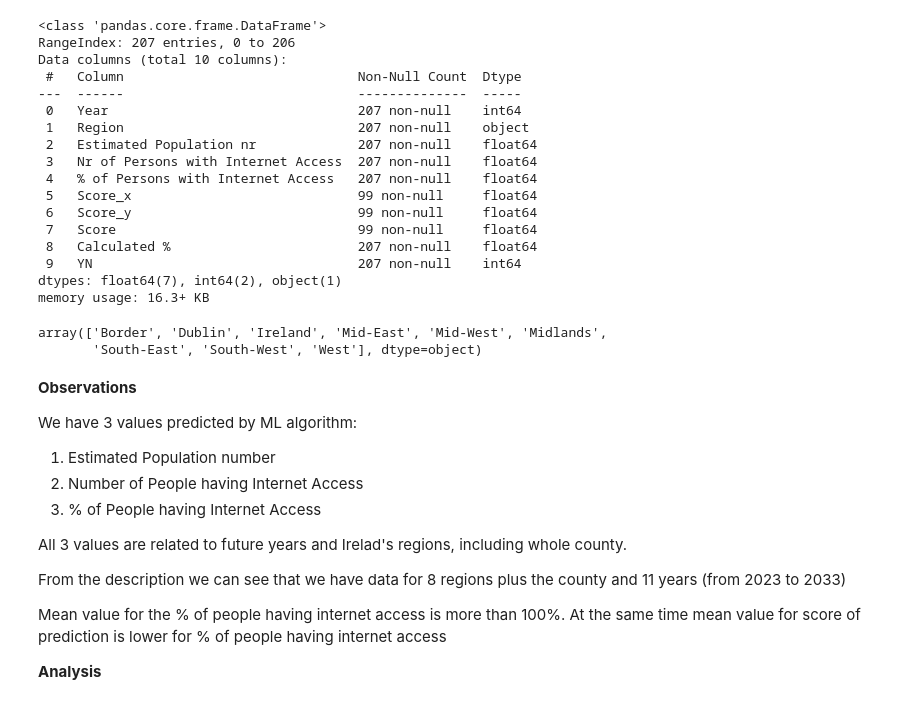
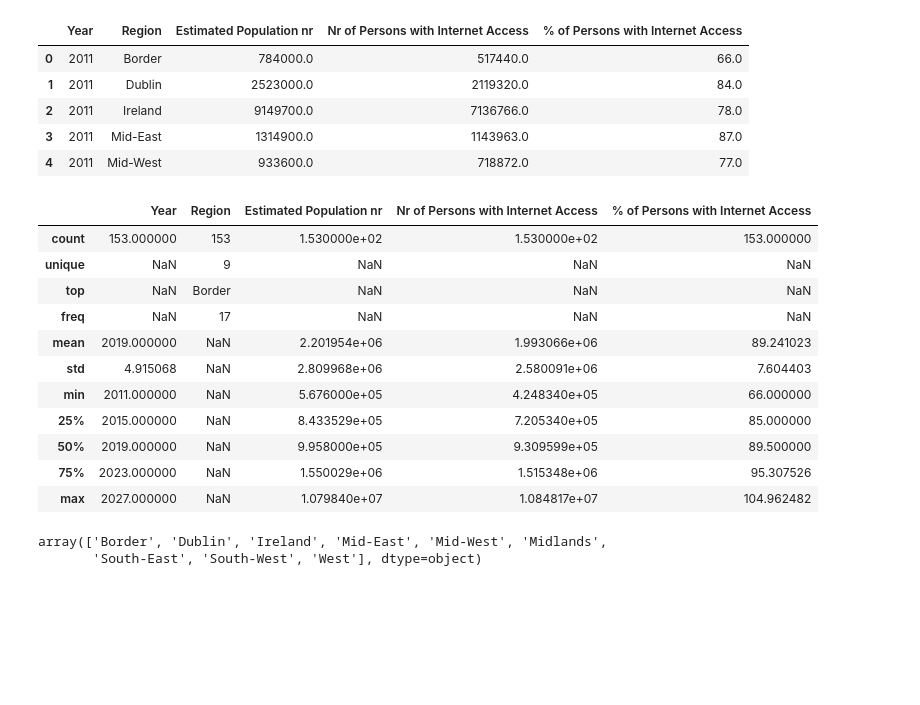
Before and after one commit to Natidhcp/MSc_DA, a Jupyter notebook: Stats_binom.ipynb, the cells around one changed output. Cells and saved outputs as stored; diff of their text form; code cells hidden in the pictures; blank space fills up the shorter version.

```diff
--- a/Stats_binom.ipynb
+++ b/Stats_binom.ipynb
@@ -50,21 +27,28 @@ df_f.describe(include='all')
-# %%
-df_f.info()
-# %% [output]
-<class 'pandas.core.frame.DataFrame'>
-RangeIndex: 207 entries, 0 to 206
-Data columns (total 10 columns):
- #   Column                              Non-Null Count  Dtype
----  ------                              --------------  -----
- 0   Year                                207 non-null    int64
- 1   Region                              207 non-null    object
- 2   Estimated Population nr             207 non-null    float64
- 3   Nr of Persons with Internet Access  207 non-null    float64
- 4   % of Persons with Internet Access   207 non-null    float64
- 5   Score_x                             99 non-null     float64
- 6   Score_y                             99 non-null     float64
- 7   Score                               99 non-null     float64
- 8   Calculated %                        207 non-null    float64
- 9   YN                                  207 non-null    int64
-dtypes: float64(7), int64(2), object(1)
-memory usage: 16.3+ KB
+# %%
+#loading file with necessary data (created in ML Classification jupiter notebook )
+df_f = pd.read_csv("stat.csv")
+df_f.head()
+# %% [output]
+|  | Year | Region | Estimated Population nr | Nr of Persons with Internet Access | % of Persons with Internet Access |
+| 0 | 2011 | Border | 784000.0 | 517440.0 | 66.0 |
+| 1 | 2011 | Dublin | 2523000.0 | 2119320.0 | 84.0 |
+| 2 | 2011 | Ireland | 9149700.0 | 7136766.0 | 78.0 |
+| 3 | 2011 | Mid-East | 1314900.0 | 1143963.0 | 87.0 |
+| 4 | 2011 | Mid-West | 933600.0 | 718872.0 | 77.0 |
+# %%
+#Checking available years, mean value foe all years(historical and predicted)
+df_f.describe(include='all')
+# %% [output]
+|  | Year | Region | Estimated Population nr | Nr of Persons with Internet Access | % of Persons with Internet Access |
+| count | 153.000000 | 153 | 1.530000e+02 | 1.530000e+02 | 153.000000 |
+| unique | NaN | 9 | NaN | NaN | NaN |
+| top | NaN | Border | NaN | NaN | NaN |
+| freq | NaN | 17 | NaN | NaN | NaN |
+| mean | 2019.000000 | NaN | 2.201954e+06 | 1.993066e+06 | 89.241023 |
+| std | 4.915068 | NaN | 2.809968e+06 | 2.580091e+06 | 7.604403 |
+| min | 2011.000000 | NaN | 5.676000e+05 | 4.248340e+05 | 66.000000 |
+| 25% | 2015.000000 | NaN | 8.433529e+05 | 7.205340e+05 | 85.000000 |
+| 50% | 2019.000000 | NaN | 9.958000e+05 | 9.309599e+05 | 89.500000 |
+| 75% | 2023.000000 | NaN | 1.550029e+06 | 1.515348e+06 | 95.307526 |
+| max | 2027.000000 | NaN | 1.079840e+07 | 1.084817e+07 | 104.962482 |
 # %%
@@ -73,18 +58,3 @@ unique_region_names
 # %% [output]
 array(['Border', 'Dublin', 'Ireland', 'Mid-East', 'Mid-West', 'Midlands',
        'South-East', 'South-West', 'West'], dtype=object)
-# %% [markdown]
-**Observations**
-
-We have 3 values predicted by ML algorithm:
-1. Estimated Population number
-2. Number of People having Internet Access
-3. % of People having Internet Access
-
-All 3 values are related to future years and Irelad's regions, including whole county.
-
-From the description we can see that we have data for 8 regions plus the county and 11 years (from 2023 to 2033)
-
-Mean value for the % of people having internet access is more than 100%. At the same time mean value for score of prediction is lower for % of people having internet access
-
-**Analysis**
```
Also changed, not shown: parts of 17 cells of this notebook, 10 other files.
